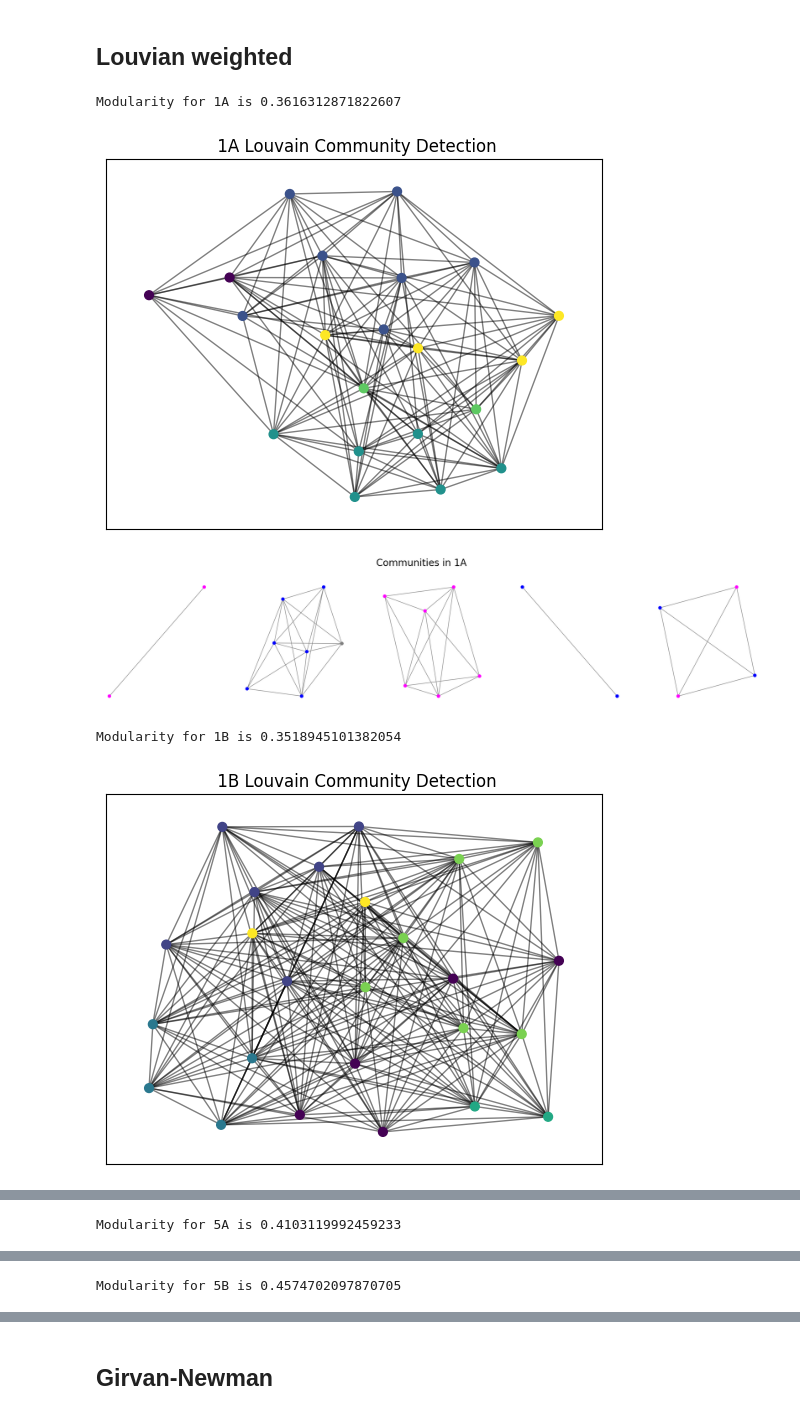
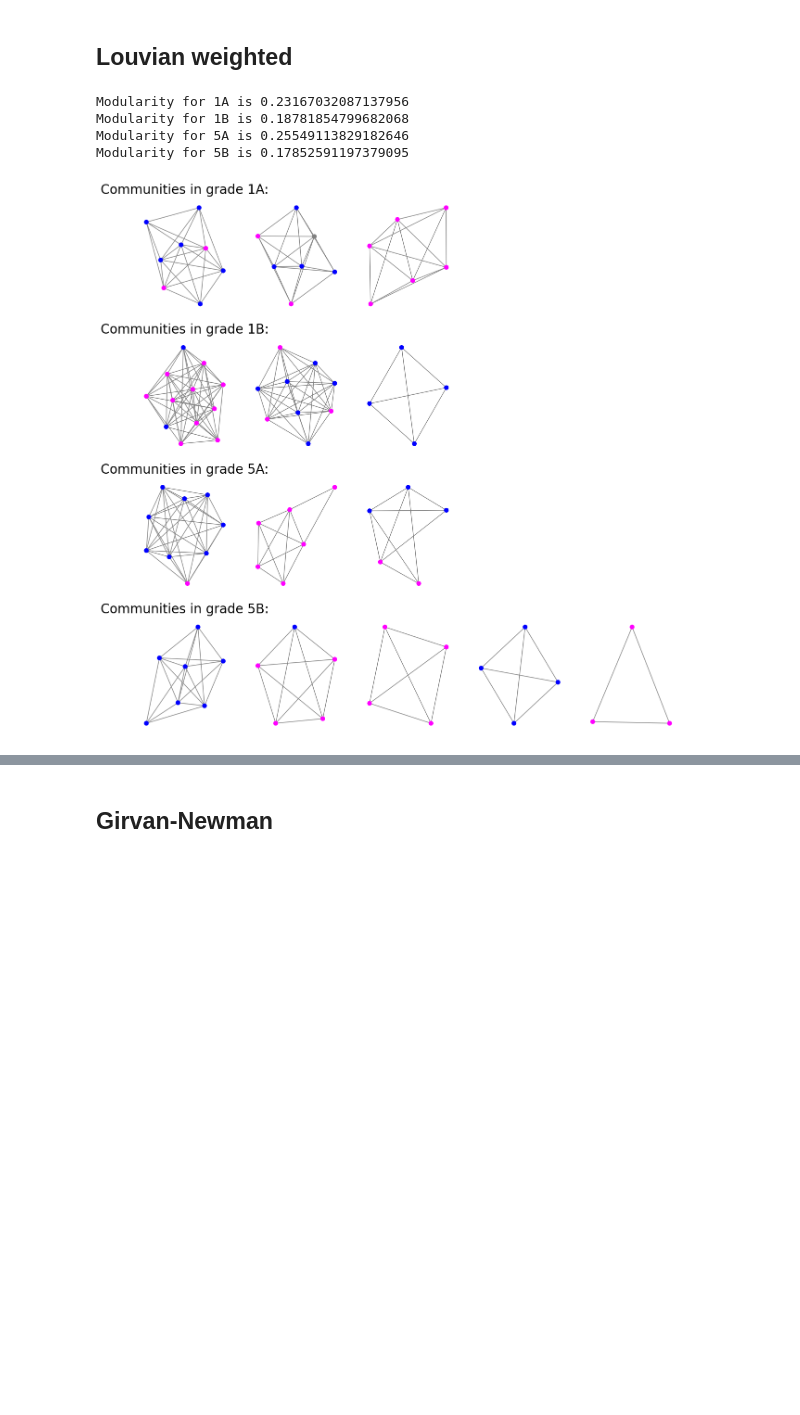
Before and after one commit to marjankowskam/COMP01234_coursework, a Jupyter notebook: task5.ipynb, the cells around one changed output, grey strips where cells are left out. Drawn from its saved outputs; the diff is of its cells as text; code cells hidden in the pictures; blank space fills up the shorter version.

```diff
--- a/task5.ipynb
+++ b/task5.ipynb
@@ -124,6 +124,18 @@ def get_cosine_similarity(df):
 # %%
 use_cosine_similarity = False
 # %%
+import networkx as nx
+import pandas as pd
+import numpy as np
+import matplotlib.pyplot as plt
+import community as community_louvain
+
+def time_to_timestamp(time_str):
+    h, m, s = map(int, time_str.split(':'))
+    return h * 3600 + m * 60 + s
+
+communities = {}
+modularities = {}
 
 for grade, nodes in group.items():
     tmin = time_to_timestamp(first_break[grade])
@@ -149,51 +161,62 @@ for grade, nodes in group.items():
         myG.add_edge(edge['u'], edge['v'], weight=edge['weight'])
 
     # find partition
     partition = community_louvain.best_partition(myG, weight = 'weight')
     # Convert partition dictionary to list of sets
     partition_sets = [set() for _ in range(max(partition.values()) + 1)]
     for node, community_id in partition.items():
         partition_sets[community_id].add(node)
 
     modularity2 = community.modularity(myG, partition_sets, weight='weight')
     print(f"Modularity for {grade} is {modularity2}")
+    modularities[grade] = modularity2
 
-    # Draw the graph
-    pos = nx.spring_layout(myG)
-    cmap = plt.get_cmap('viridis')
-    nx.draw_networkx_nodes(myG, pos, partition.keys(), node_size=40,
-                        cmap=cmap, node_color=list(partition.values()))
-    nx.draw_networkx_edges(myG, pos, alpha=0.5)
-    plt.title(f" {grade} Louvain Community Detection")
-    plt.show()
+    # # Draw the graph
+    # pos = nx.spring_layout(myG)
+    # cmap = plt.get_cmap('viridis')
+    # nx.draw_networkx_nodes(myG, pos, partition.keys(), node_size=40,
+    #                     cmap=cmap, node_color=list(partition.values()))
+    # nx.draw_networkx_edges(myG, pos, alpha=0.5)
+    # plt.title(f" {grade} Louvain Community Detection")
+    # plt.show()
 
     # Create a dictionary to hold subgraphs
     subgraphs = {}
     for community_id in set(partition.values()):
         subgraphs[community_id] = nx.Graph()
 
     # Add nodes and edges to the corresponding subgraphs
     for node, community_id in partition.items():
         subgraphs[community_id].add_node(node)
         for neighbor in myG.neighbors(node):
             if partition[neighbor] == community_id:
                 subgraphs[community_id].add_edge(node, neighbor)
 
+    communities[grade] = subgraphs
+    # # Plot each subgraph in a subplot
+    # num_communities = len(subgraphs)
+    # fig, axes = plt.subplots(1, num_communities, figsize=(5*num_communities, 5))
+fig, axes = plt.subplots(4, max([len(c) for c in communities.values()]), figsize=(15, 15))
+
+for i, (grade, subgraphs) in enumerate(communities.items()):
     # Plot each subgraph in a subplot
-    num_communities = len(subgraphs)
-    fig, axes = plt.subplots(1, num_communities, figsize=(5*num_communities, 5))
-    for ax, (community_id, subgraph) in zip(axes, subgraphs.items()):
+    # sort subgraphs in order of decreasing number of nodes
+    subgraphs = dict(sorted(subgraphs.items(), key=lambda x: -len(x[1].nodes())))
+    for j, (community_id, subgraph) in enumerate(subgraphs.items()):
         pos = nx.spring_layout(subgraph)
+        node_colors = [gender_dict[node_gender[node]] for node in subgraph.nodes()]
         #node_colors = [grade_dict_more[node_grade[node]] for node in subgraph.nodes()]
-        node_colors = [gender_dict[node_gender[node]] for node in subgraph.nodes()]
+        nx.draw(subgraph, pos, ax=axes[i][j], with_labels=False, node_size=40, node_color=node_colors, edge_color='gray')
 
-        nx.draw(subgraph, pos, ax=ax, with_labels=False, node_size=40, node_color = node_colors, edge_color='gray')
-        #ax.set_title(f"Community {community_id}")
-    plt.suptitle(f"Communities in {grade}", fontsize=20)
-    plt.show()
+    #in the remaing axes in the row, plot nothing
+    for j in range(len(subgraphs), len(axes[i])):
+        axes[i][j].axis('off')
+    axes[i][0].set_title(f"Communities in grade {grade}:", fontsize=20)
+
+plt.show()
 # %% [output]
-Modularity for 1A is 0.3616312871822607
+Modularity for 1A is 0.23167032087137956
+Modularity for 1B is 0.18781854799682068
+Modularity for 5A is 0.25549113829182646
+Modularity for 5B is 0.17852591197379095
-[figure, old version]
+[figure, new version]
-[figure, removed]
-Modularity for 1B is 0.3518945101382054
-[figure, removed]
@@ -201 +222,0 @@ Modularity for 1B is 0.3518945101382054
-Modularity for 5A is 0.4103119992459233
@@ -204 +222,0 @@ Modularity for 5A is 0.4103119992459233
-Modularity for 5B is 0.4574702097870705
```
Also changed, not shown: parts of 4 cells of this notebook, 1 other file.
